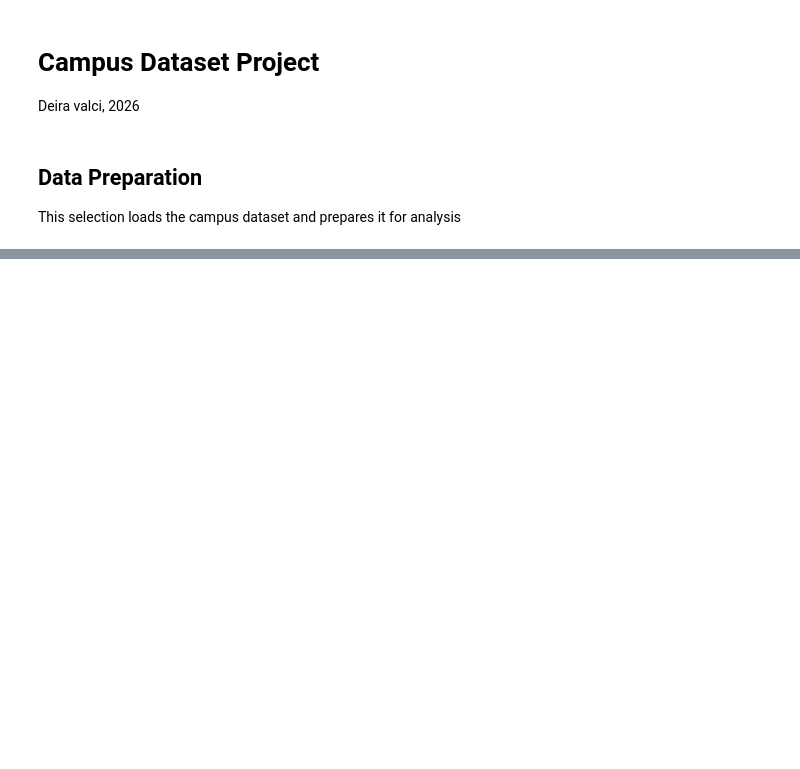
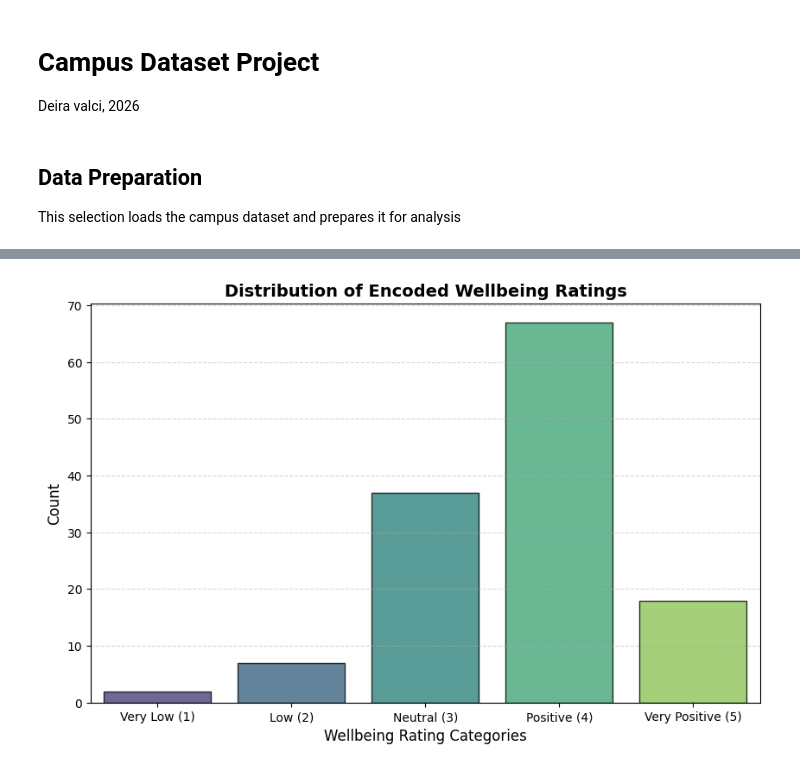
Before and after one commit to deira-v/MachineLearningwPython, a Jupyter notebook: CampusDataProject.ipynb, the cells around one changed output, grey strips where cells are left out. Saved outputs shown, nothing was run; the diff lists cells and outputs as text; code cells hidden in the pictures; blank space fills up the shorter version.

```diff
--- a/CampusDataProject.ipynb
+++ b/CampusDataProject.ipynb
@@ -145,0 +233,17 @@ Name: count, dtype: int64
+# %%
+# @title
+# Map the actual categories found in the dataset to numerical values
+wellbeing_mapping = {
+    'Very low wellbeing': 1,
+    'Low wellbeing': 2,
+    'Neutral': 3,
+    'Positive wellbeing': 4,
+    'Very positive wellbeing': 5
+}
+
+# Map the column
+df['wellbeing_encoded'] = df['wellbeing_rating'].map(wellbeing_mapping)
+
+# Display verified mapping
+print("-- Mapping verification --")
+display(df[['wellbeing_rating', 'wellbeing_encoded']].drop_duplicates().dropna().sort_values('wellbeing_encoded'))
@@ -145,0 +258,20 @@ Name: count, dtype: int64
+# %%
+# @title
+# Filter NaNs and plot the distribution of all 5 levels
+wellbeing_counts = df['wellbeing_encoded'].dropna().value_counts().sort_index()
+
+# Descriptive labels for the plot x-axis
+labels = ['Very Low (1)', 'Low (2)', 'Neutral (3)', 'Positive (4)', 'Very Positive (5)']
+# Ensure we align labels with the ratings present in our sorted index
+plot_labels = [labels[int(i) - 1] for i in wellbeing_counts.index]
+
+plt.figure(figsize=(10, 6))
+sns.barplot(x=plot_labels, y=wellbeing_counts.values, palette='viridis', hue=plot_labels, legend=False, edgecolor='black', alpha=0.8)
+
+plt.title('Distribution of Encoded Wellbeing Ratings', fontsize=14, fontweight='bold')
+plt.xlabel('Wellbeing Rating Categories', fontsize=12)
+plt.ylabel('Count', fontsize=12)
+plt.grid(axis='y', linestyle='--', alpha=0.5)
+plt.show()
+# %% [output]
+[figure, added]
```
Also changed, not shown: parts of 36 cells of this notebook.
